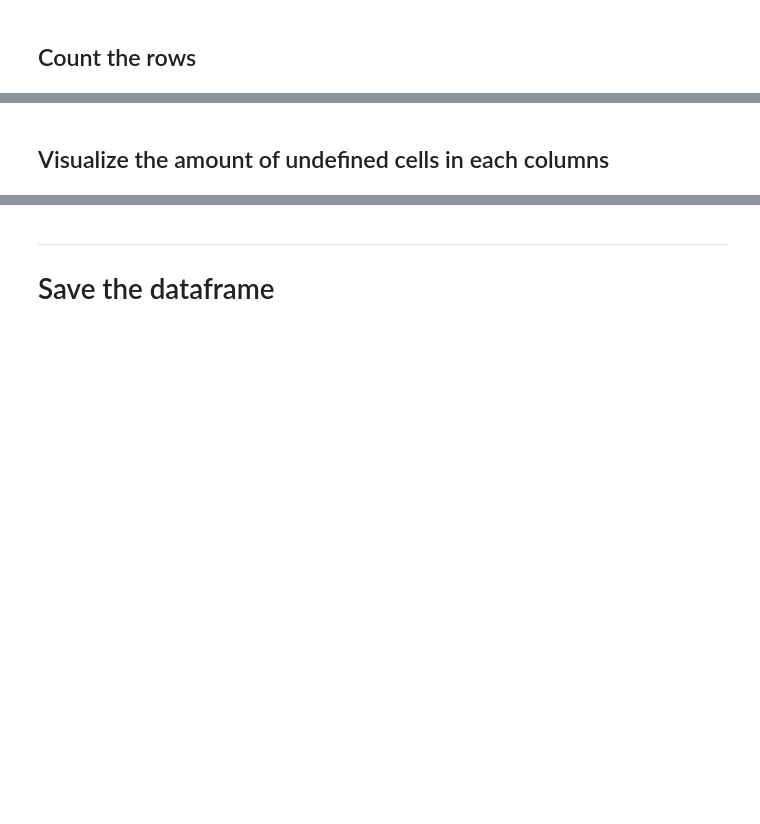
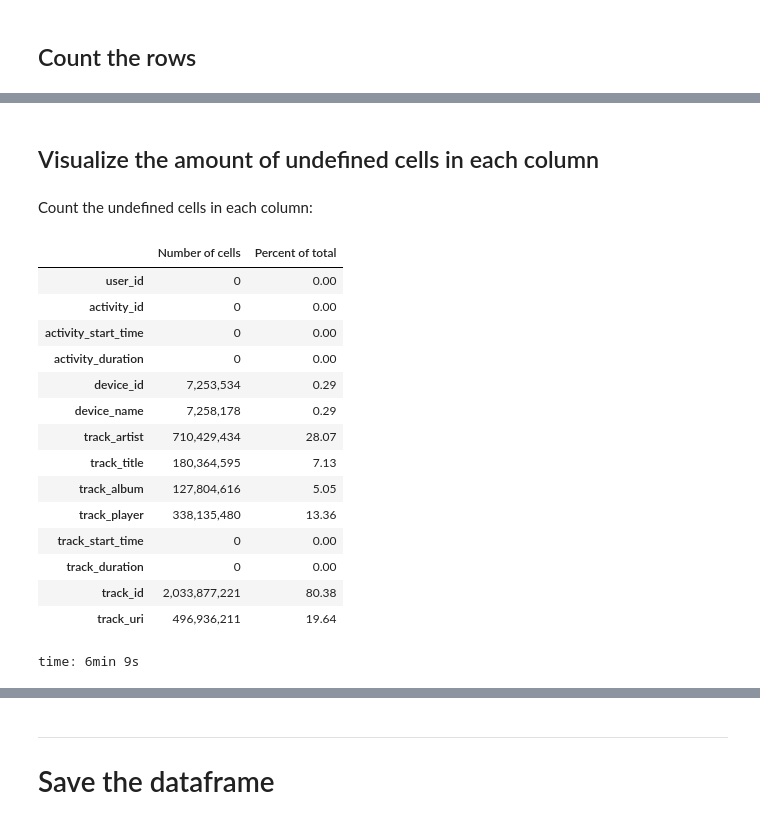
Before and after one commit to wojciechdk/Music_Spring_2021, a Jupyter notebook: documentation/notebooks/initial_statistics.ipynb, the cells around one changed output, grey strips where cells are left out. Saved outputs shown, nothing was run; the diff lists cells and outputs as text; code cells hidden in the pictures; blank space fills up the shorter version.

```diff
--- a/documentation/notebooks/initial_statistics.ipynb
+++ b/documentation/notebooks/initial_statistics.ipynb
@@ -31,2 +46,51 @@ print(f'The total number of rows: {n_rows_total:,.0f}.')
 # %% [markdown]
-## Visualize the amount of undefined cells in each columns
+## Visualize the amount of undefined cells in each column
+# %% [markdown]
+Count the undefined cells in each column:
+# %%
+## COUNT THE UNDEFINED CELLS
+
+# Initialize the dict where the numbers will be stored.
+n_undefined = dict()
+pct_undefined = dict()
+
+# Count the undefined cells in each column.
+for column_name in tqdm(df.columns):
+    n_undefined[column_name] = df.where(f.col(column_name).isNull()).count()
+    pct_undefined[column_name] = n_undefined[column_name] / n_rows_total * 100
+
+
+## DISPLAY AS PANADAS TABLE
+
+# Define the column names.
+property_names = ['Number of cells', 'Percent of total']
+
+# Create a dict representing the data.
+data = {column_name: [f'{n_undefined[column_name]:,.0f}',
+                      f'{pct_undefined[column_name]:.2f}']
+        for column_name in n_undefined.keys()}
+
+# Create the pandas dataframe for displaying.
+dfp_undefined = pd.DataFrame.from_dict(data,
+                                       orient='index',
+                                       columns=property_names)
+
+# Display the dataframe
+display(dfp_undefined)
+# %% [output]
+|  | Number of cells | Percent of total |
+| user_id | 0 | 0.00 |
+| activity_id | 0 | 0.00 |
+| activity_start_time | 0 | 0.00 |
+| activity_duration | 0 | 0.00 |
+| device_id | 7,253,534 | 0.29 |
+| device_name | 7,258,178 | 0.29 |
+| track_artist | 710,429,434 | 28.07 |
+| track_title | 180,364,595 | 7.13 |
+| track_album | 127,804,616 | 5.05 |
+| track_player | 338,135,480 | 13.36 |
+| track_start_time | 0 | 0.00 |
+| track_duration | 0 | 0.00 |
+| track_id | 2,033,877,221 | 80.38 |
+| track_uri | 496,936,211 | 19.64 |
+time: 6min 9s
```
Also changed, not shown: parts of 17 cells of this notebook, 4 other files.
